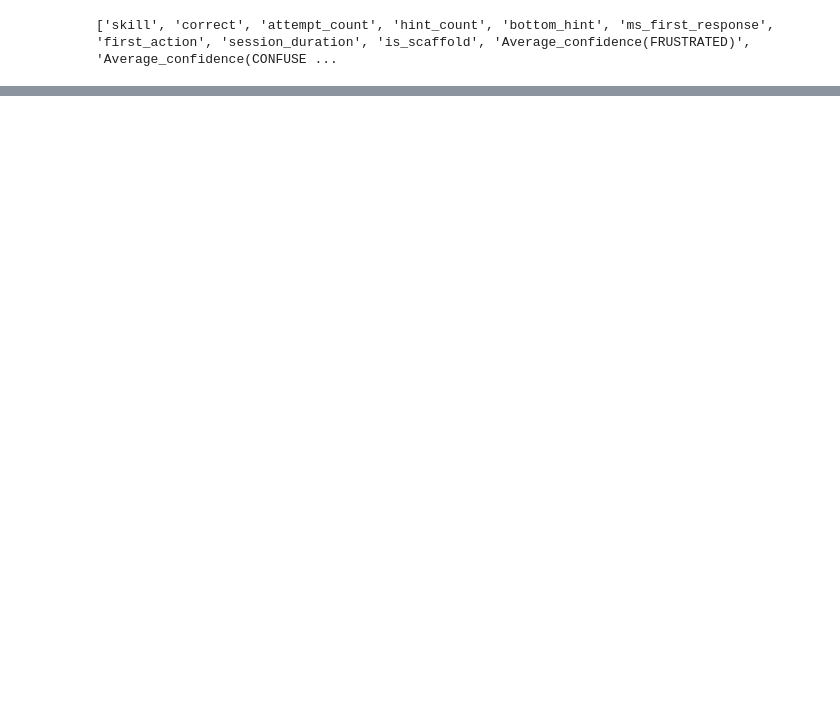
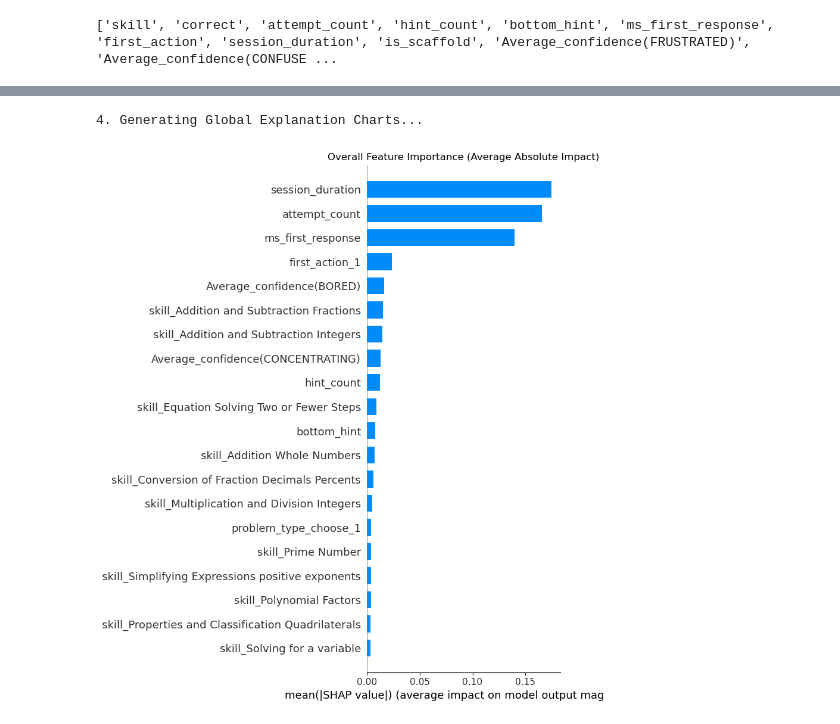
Before and after one commit to Maheeshasamarasinhe/AI-sem-6, a Jupyter notebook: SEM6 -AI.ipynb, the cells around one changed output, grey strips where cells are left out. Saved outputs shown, nothing was run; the diff lists cells and outputs as text; code cells hidden in the pictures; blank space fills up the shorter version.

Commit message:
update the model and check the accuracy of model

```diff
--- a/SEM6 -AI.ipynb
+++ b/SEM6 -AI.ipynb
@@ -366,10 +556,0 @@ Shapes: (263115, 13) (263115,)
-# %%
-X_temp, X_test, y_temp, y_test = train_test_split(
-    X_df_clean, Y_clean, test_size=0.10, random_state=42, stratify=Y_clean)
-
-X_train, X_val, y_train, y_val = train_test_split(
-    X_temp, y_temp, test_size=0.111, random_state=42, stratify=y_temp)
-
-print("Train:", X_train.shape)
-print("Val:  ", X_val.shape)
-print("Test: ", X_test.shape)
@@ -449,14 +618,14 @@ class_weight = {
 }
 print("Class weights:", class_weight)
 
-# Rebuild model with BatchNormalization
+#  BatchNormalization
 model = Sequential([
-    Dense(128, activation='relu', input_shape=(X_train.shape[1],)),
-    BatchNormalization(),
+    Dense(256, activation='relu', input_shape=(X_train.shape[1],)),
+    Dropout(0.3),
+    Dense(128, activation='relu'),
     Dropout(0.3),
     Dense(64, activation='relu'),
-    BatchNormalization(),
-    Dropout(0.3),
+    Dropout(0.2),
     Dense(32, activation='relu'),
     Dense(1, activation='sigmoid')
 ])
@@ -528,0 +970,58 @@ Restoring model weights from the end of the best epoch: 31.
+# %%
+
+
+print("1. Preparing data for Global Analysis...")
+
+# ⚠️ KernelExplainer is highly accurate but mathematically intense.
+# To find the overall trends without waiting hours, we take a random
+# representative sample of 200 students from your Test Set.
+X_test_sample = shap.sample(X_test, 200)
+
+# We give SHAP 100 random training students to establish a "baseline" average
+background_data = shap.sample(X_train, 100)
+
+print("2. Initializing SHAP Explainer...")
+
+# We use the same flattening trick here to keep SHAP and Keras perfectly aligned
+def predict_flattened(x):
+    return model.predict(x, verbose=0).flatten()
+
+explainer = shap.KernelExplainer(predict_flattened, background_data)
+
+
+
+# We calculate the precise mathematical impact of every feature for all 200 sampled students
+shap_values = explainer.shap_values(X_test_sample)
+
+print("4. Generating Global Explanation Charts...")
+
+# --- CHART 1: THE GLOBAL BAR CHART ---
+# This shows the absolute average impact of each feature across all students.
+plt.figure(figsize=(10, 6))
+plt.title("Overall Feature Importance (Average Absolute Impact)")
+shap.summary_plot(shap_values, X_test_sample, plot_type="bar", show=False)
+plt.tight_layout()
+plt.show()
+
+# --- CHART 2: THE BEESWARM PLOT (The Holy Grail of ML Interpretability) ---
+# This shows exactly HOW a feature impacts the model (Red = High value, Blue = Low value)
+plt.figure(figsize=(10, 6))
+plt.title("Detailed Feature Impact Distribution")
+shap.summary_plot(shap_values, X_test_sample, show=False)
+plt.tight_layout()
+plt.show()
+
+print("\n--- TOP 15 MOST IMPORTANT FEATURES OVERALL ---")
+
+# We calculate the average of the absolute SHAP values across all 200 students
+mean_abs_shap = np.abs(shap_values).mean(axis=0)
+feature_names = X_test_sample.columns
+
+# Zip them together and sort them from most to least important
+global_impacts = sorted(zip(feature_names, mean_abs_shap), key=lambda x: x[1], reverse=True)
+
+# Print the top 15 features and their average percentage impact on ANY given prediction
+for feature, impact in global_impacts[:15]:
+    percentage_impact = impact * 100
+    print(f"{feature: <35}: Average Impact of {percentage_impact:>5.2f}% per prediction")
+# %% [output]
@@ -528,0 +1031,2 @@ Restoring model weights from the end of the best epoch: 31.
+4. Generating Global Explanation Charts...
+[figure, added]
```
Also changed, not shown: parts of 118 cells of this notebook, 4 other files.
